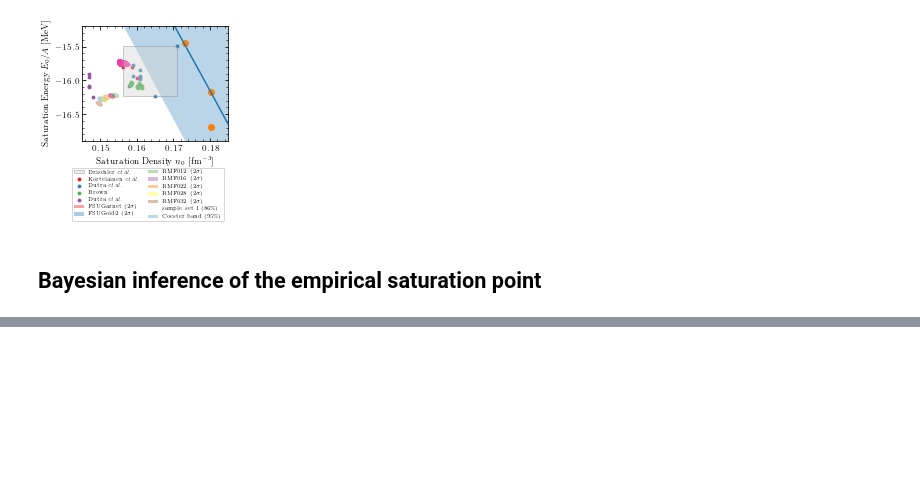
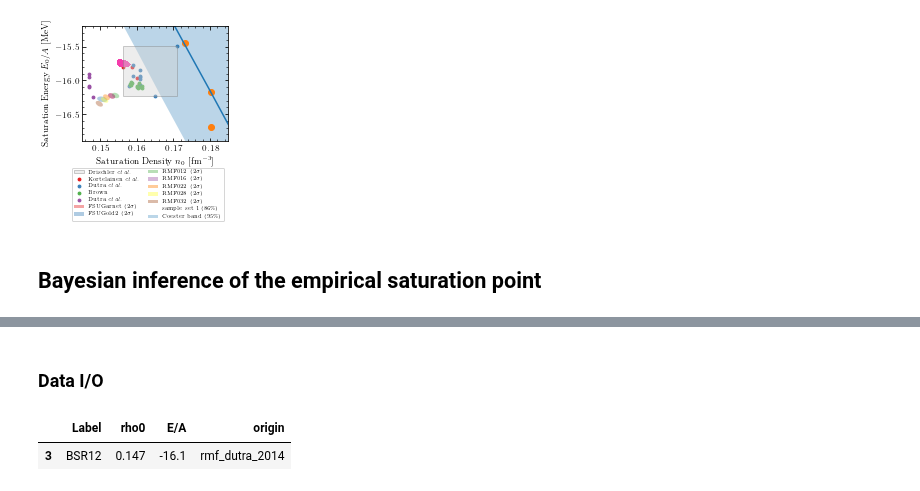
Before and after one commit to cdrischler/nuclear_saturation, a Jupyter notebook: saturation_analysis.ipynb, the cells around one changed output, grey strips where cells are left out. Saved outputs shown, nothing was run; the diff lists cells and outputs as text; code cells hidden in the pictures; blank space fills up the shorter version.

```diff
--- a/saturation_analysis.ipynb
+++ b/saturation_analysis.ipynb
@@ -100,6 +100,7 @@ def plot_rmf_dutra(ax=None, filenames=None):
         data = pd.concat([data, data_read], copy=False, ignore_index=True)
     ax.scatter(data["rho0"], data["E/A"], color=colors[-5], s=8, label=r"Dutra \textit{et al.}")
     return data
+data = plot_rmf_dutra(ax)
 # %% [markdown]
 ### Relativisitc energy functionals
 # %%
@@ -380,0 +411,7 @@ posterior_sigma_mean = np.reshape(np.mean(sigma_array_reshape_results,axis = 0),
+# %% [markdown]
+### Data I/O
+# %%
+data.sample(1, replace=True)
+# %% [output]
+|  | Label | rho0 | E/A | origin |
+| 3 | BSR12 | 0.147 | -16.1 | rmf_dutra_2014 |
```
Also changed, not shown: parts of 6 cells of this notebook.
